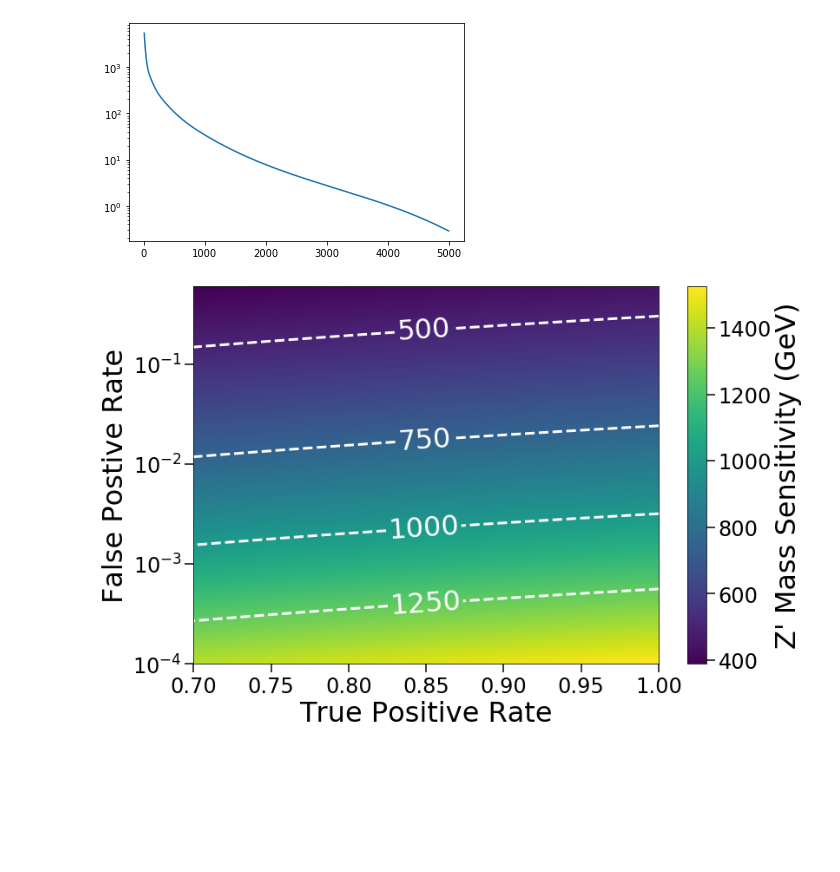
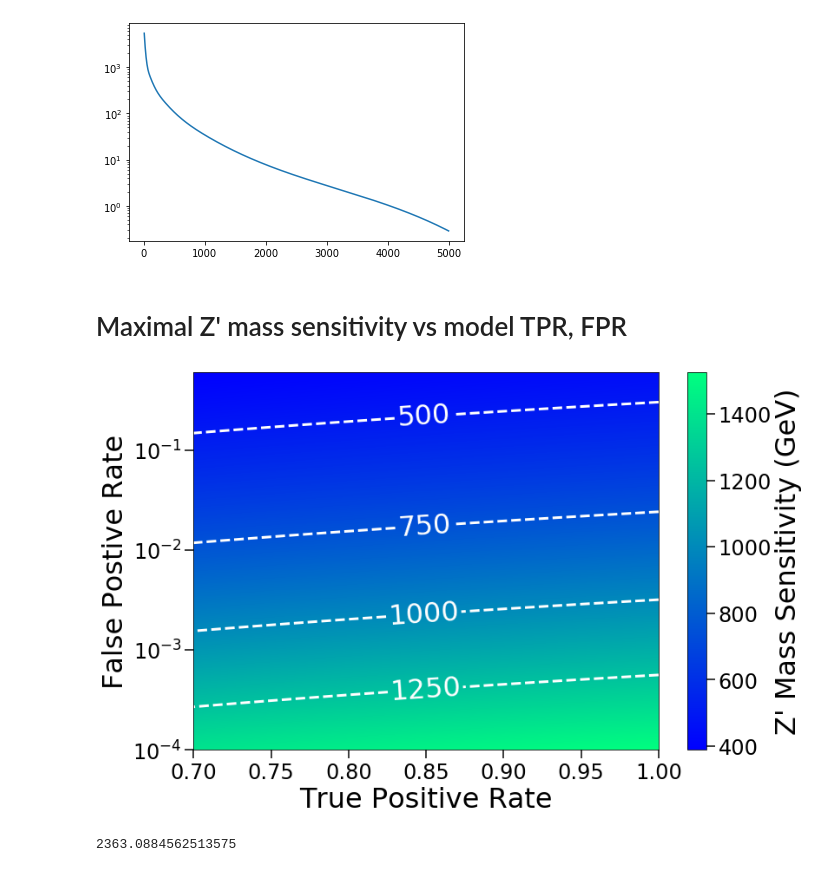
Before and after one commit to sheride/ttbarzp-ml, a Jupyter notebook: notebooks/physics.ipynb, the cells around one changed output. Drawn from its saved outputs; the diff is of its cells as text; code cells hidden in the pictures; blank space fills up the shorter version.

Commit message:
new visualization, gradient boosting, some documentation

```diff
--- a/notebooks/physics.ipynb
+++ b/notebooks/physics.ipynb
@@ -99,34 +109,42 @@ coef = [[[-(PI.conv * tpr * lumi)**2, sig**2 * PI.conv * tpr * lumi, sig**2 * fp
 sig_cs = [[np.amax(np.roots(elem)) for elem in row] for row in coef]
 masses = PI.Zp_mass(sig_cs)
 log_masses = np.log10(masses)
+# %% [markdown]
+# Maximal Z' mass sensitivity vs model TPR, FPR
 # %%
 xs = tprs
 ys = np.log10(fprs)
 data = masses
 res = 1000
 cvalues = [500, 750, 1000, 1250]
 clabels = [str(a) for a in cvalues]
 manual = [(0.85, -1), (0.85, -2), (0.85, -3), (0.85, -3.5)]
 
 ext = [xs[0], xs[-1], ys[0], ys[-1]]
 pts = np.array([[x,y] for x in xs for y in ys])
 data = np.array(data).flatten()
 grid = np.array(
         [[[x,y] for x in np.linspace(ext[0], ext[1], res)]
         for y in np.linspace(ext[2], ext[3], res)])
 interp = scipy.interpolate.griddata(pts, data, grid)
 
 with plt.rc_context(settings):
-    plt.imshow(interp, origin='lower', aspect='auto', extent=ext)
+    plt.imshow(interp, origin='lower', aspect='auto', extent=ext, cmap='winter')
     cbar = plt.colorbar()
     plt.xlabel(r'{}'.format('True Positive Rate'))
     plt.ylabel(r'{}'.format('False Postive Rate'))
     cbar.set_label(r'{}'.format("Z' Mass Sensitivity (GeV)"), rotation=90)
     result = plt.contour(grid[:,:,0], grid[:,:,1], interp, cvalues, colors='white',
                                  linewidths=3, linestyles='dashed')
     fmt = {lev:lab for lev, lab in zip(result.levels, clabels)}
     plt.clabel(result, result.levels, inline=True, fmt=fmt, fontsize=32,
                manual=manual)
     plt.yticks([-1, -2, -3, -4], [r'$10^{-1}$', r'$10^{-2}$', r'$10^{-3}$', r'$10^{-4}$'])
 # %% [output]
-[figure, old version]
+[figure, new version]
+# %%
+# maximal Z' mass that we can hope to be sensitive too:
+# any higher and we won't get 25 signal events from 3000 fb^{-1}
+print(PI.Zp_mass(25 / (3000 * PI.conv)))
+# %% [output]
+2363.0884562513575
```
Also changed, not shown: parts of 4 cells of this notebook, 31 other files.
